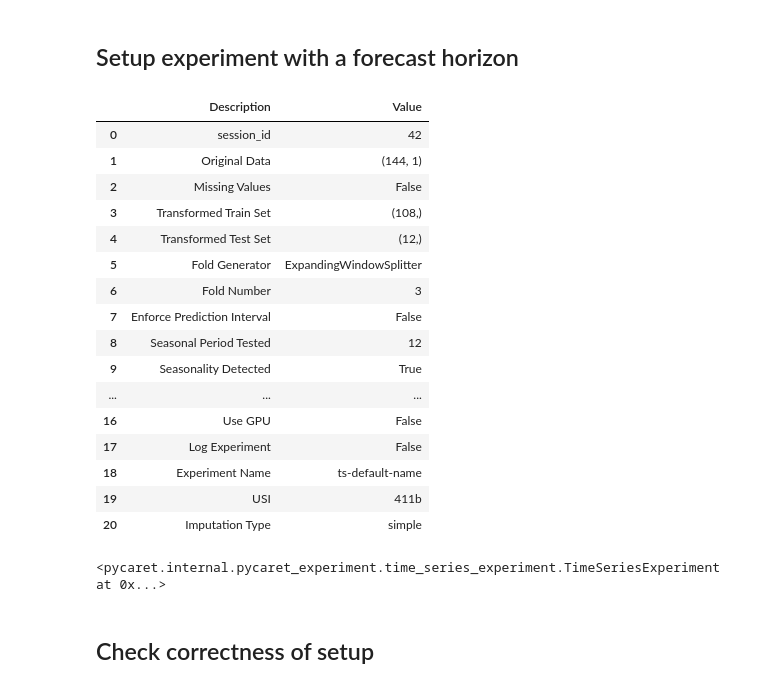
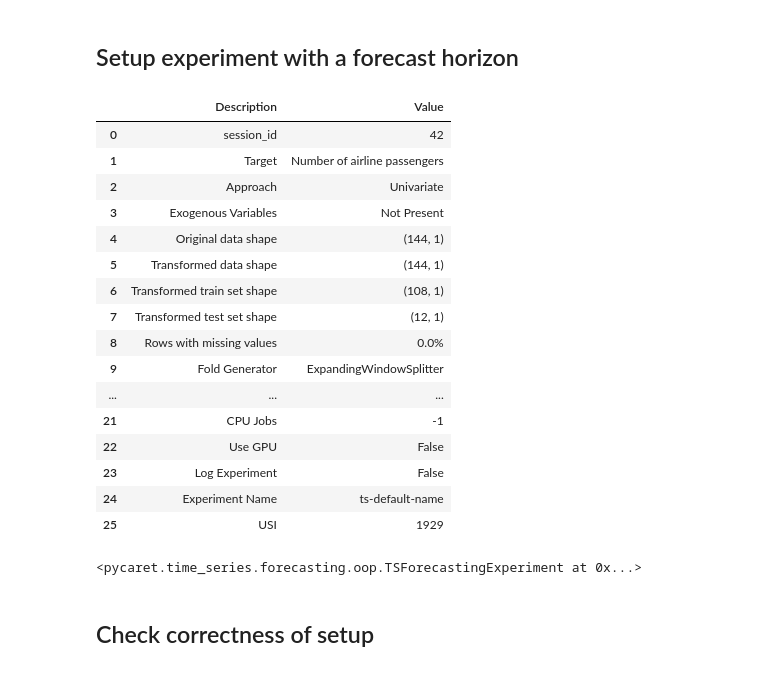
Before and after one commit to ngupta23/medium_articles, a Jupyter notebook: time_series/pycaret/pycaret_ts_multi_step_forecasts.ipynb, the cells around one changed output. Drawn from its saved outputs; the diff is of its cells as text; code cells hidden in the pictures.

Commit message:
Updated to latest version of pycaret

```diff
--- a/time_series/pycaret/pycaret_ts_multi_step_forecasts.ipynb
+++ b/time_series/pycaret/pycaret_ts_multi_step_forecasts.ipynb
@@ -26,28 +32,28 @@ Freq: M, Name: Number of airline passengers, dtype: float64
 # %%
 # fh = 3rd year from the end of the data
 # 3rd year is the 25th month to 36th month in the future (note numpy is left inclusive and right exclusive)
 
-exp = TimeSeriesExperiment()
+exp = TSForecastingExperiment()
 exp.setup(data=y, fh=np.arange(25,37), session_id=42)
 # %% [output]
 |  | Description | Value |
 | 0 | session_id | 42 |
-| 1 | Original Data | (144, 1) |
-| 2 | Missing Values | False |
-| 3 | Transformed Train Set | (108,) |
-| 4 | Transformed Test Set | (12,) |
-| 5 | Fold Generator | ExpandingWindowSplitter |
-| 6 | Fold Number | 3 |
-| 7 | Enforce Prediction Interval | False |
-| 8 | Seasonal Period Tested | 12 |
-| 9 | Seasonality Detected | True |
+| 1 | Target | Number of airline passengers |
+| 2 | Approach | Univariate |
+| 3 | Exogenous Variables | Not Present |
+| 4 | Original data shape | (144, 1) |
+| 5 | Transformed data shape | (144, 1) |
+| 6 | Transformed train set shape | (108, 1) |
+| 7 | Transformed test set shape | (12, 1) |
+| 8 | Rows with missing values | 0.0% |
+| 9 | Fold Generator | ExpandingWindowSplitter |
 | ... | ... | ... |
-| 16 | Use GPU | False |
-| 17 | Log Experiment | False |
-| 18 | Experiment Name | ts-default-name |
-| 19 | USI | 411b |
-| 20 | Imputation Type | simple |
+| 21 | CPU Jobs | -1 |
+| 22 | Use GPU | False |
+| 23 | Log Experiment | False |
+| 24 | Experiment Name | ts-default-name |
+| 25 | USI | 1929 |
-<pycaret.internal.pycaret_experiment.time_series_experiment.TimeSeriesExperiment at 0x...>
+<pycaret.time_series.forecasting.oop.TSForecastingExperiment at 0x...>
 # %% [markdown]
 ## Check correctness of setup
 # %%
```
Also changed, not shown: parts of 6 cells of this notebook.
